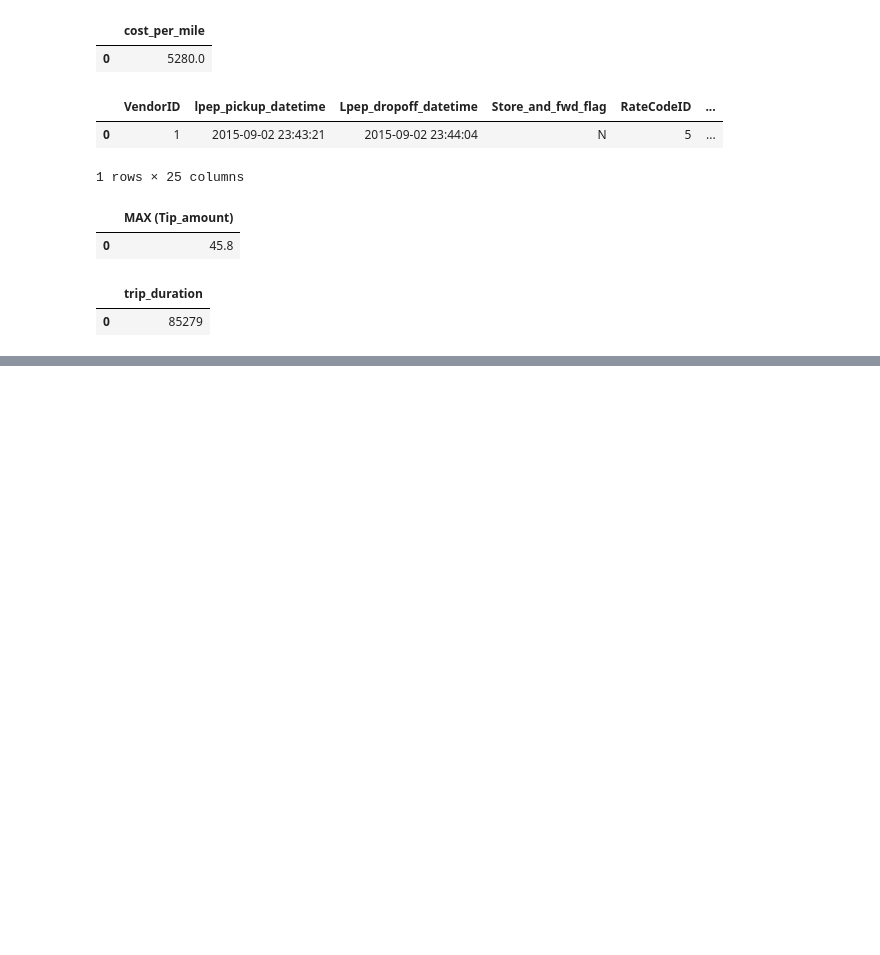
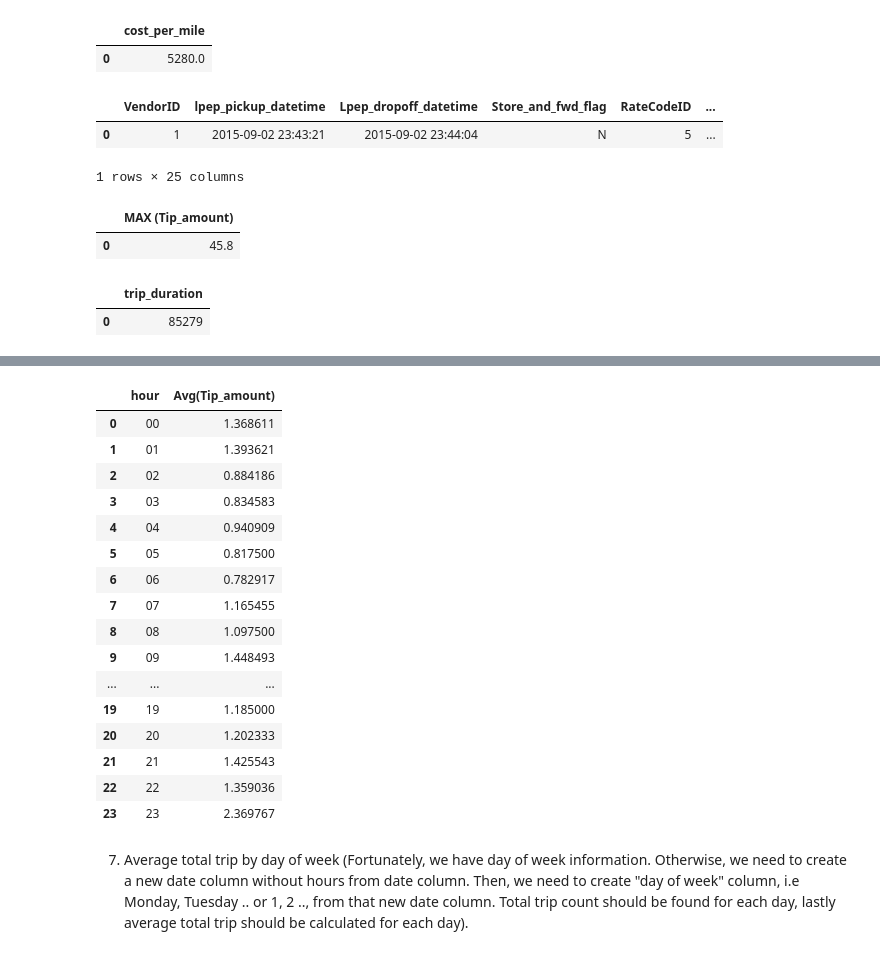
Before and after one commit to bayraktarengin/eurotech, a Jupyter notebook: nyc_taxi_query_notebook.ipynb, the cells around one changed output, grey strips where cells are left out. Saved outputs shown, nothing was run; the diff lists cells and outputs as text; code cells hidden in the pictures; blank space fills up the shorter version.

```diff
--- a/nyc_taxi_query_notebook.ipynb
+++ b/nyc_taxi_query_notebook.ipynb
@@ -200,0 +250,29 @@ sqldf(q)
+# %%
+q = """
+        SELECT   strftime('%H', Lpep_dropoff_datetime) as hour , Avg(Tip_amount)
+        FROM nyc_data_sep
+        group by hour
+        order by 1
+
+    """
+sqldf(q)
+# %% [output]
+|  | hour | Avg(Tip_amount) |
+| 0 | 00 | 1.368611 |
+| 1 | 01 | 1.393621 |
+| 2 | 02 | 0.884186 |
+| 3 | 03 | 0.834583 |
+| 4 | 04 | 0.940909 |
+| 5 | 05 | 0.817500 |
+| 6 | 06 | 0.782917 |
+| 7 | 07 | 1.165455 |
+| 8 | 08 | 1.097500 |
+| 9 | 09 | 1.448493 |
+| ... | ... | ... |
+| 19 | 19 | 1.185000 |
+| 20 | 20 | 1.202333 |
+| 21 | 21 | 1.425543 |
+| 22 | 22 | 1.359036 |
+| 23 | 23 | 2.369767 |
+# %% [markdown]
+   7. Average total trip by day of week (Fortunately, we have day of week information. Otherwise, we need to create a new date column without hours from date column. Then, we need to create "day of week" column, i.e Monday, Tuesday .. or 1, 2 ..,  from that new date column. Total trip count should be found for each day, lastly average total trip should be calculated for each day).
```
Also changed, not shown: parts of 15 cells of this notebook, 1 other file.
